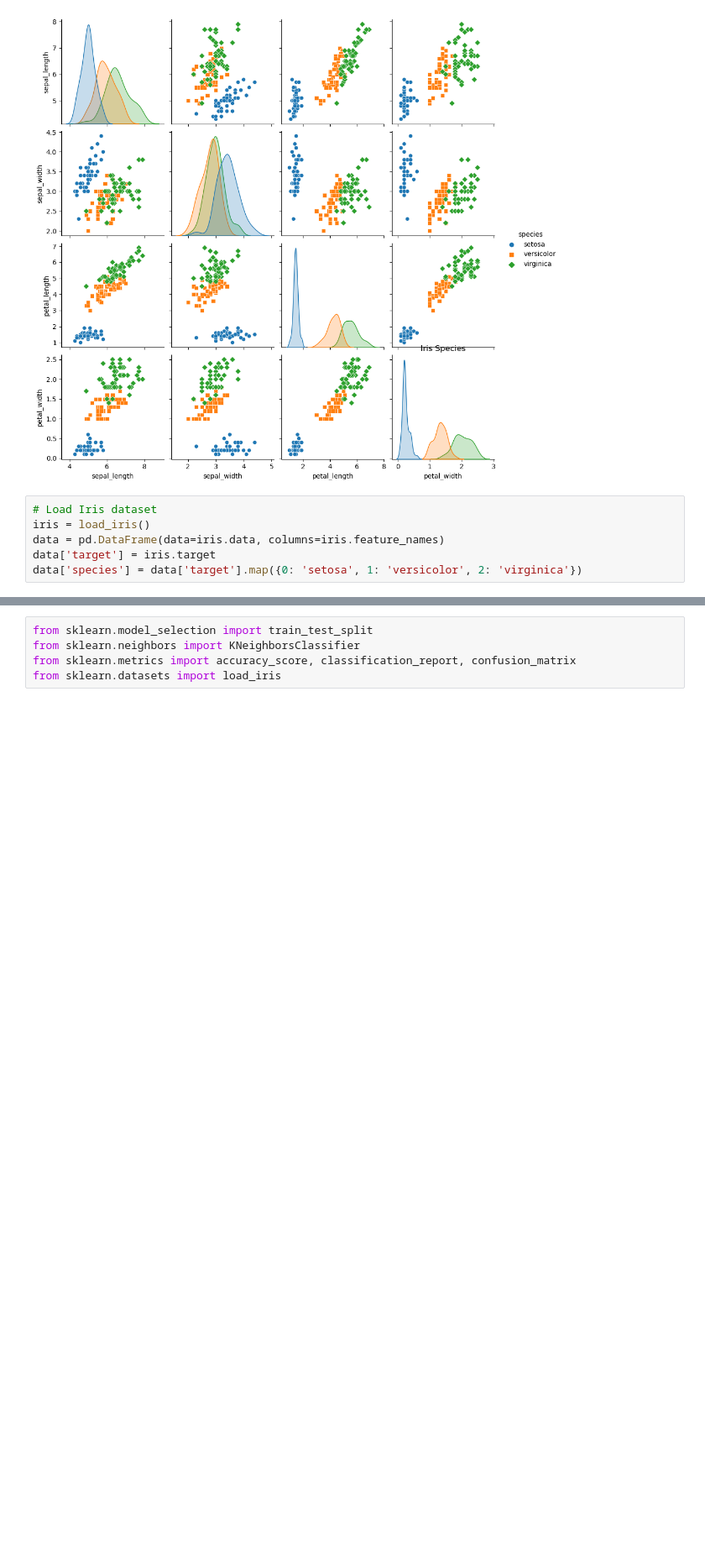
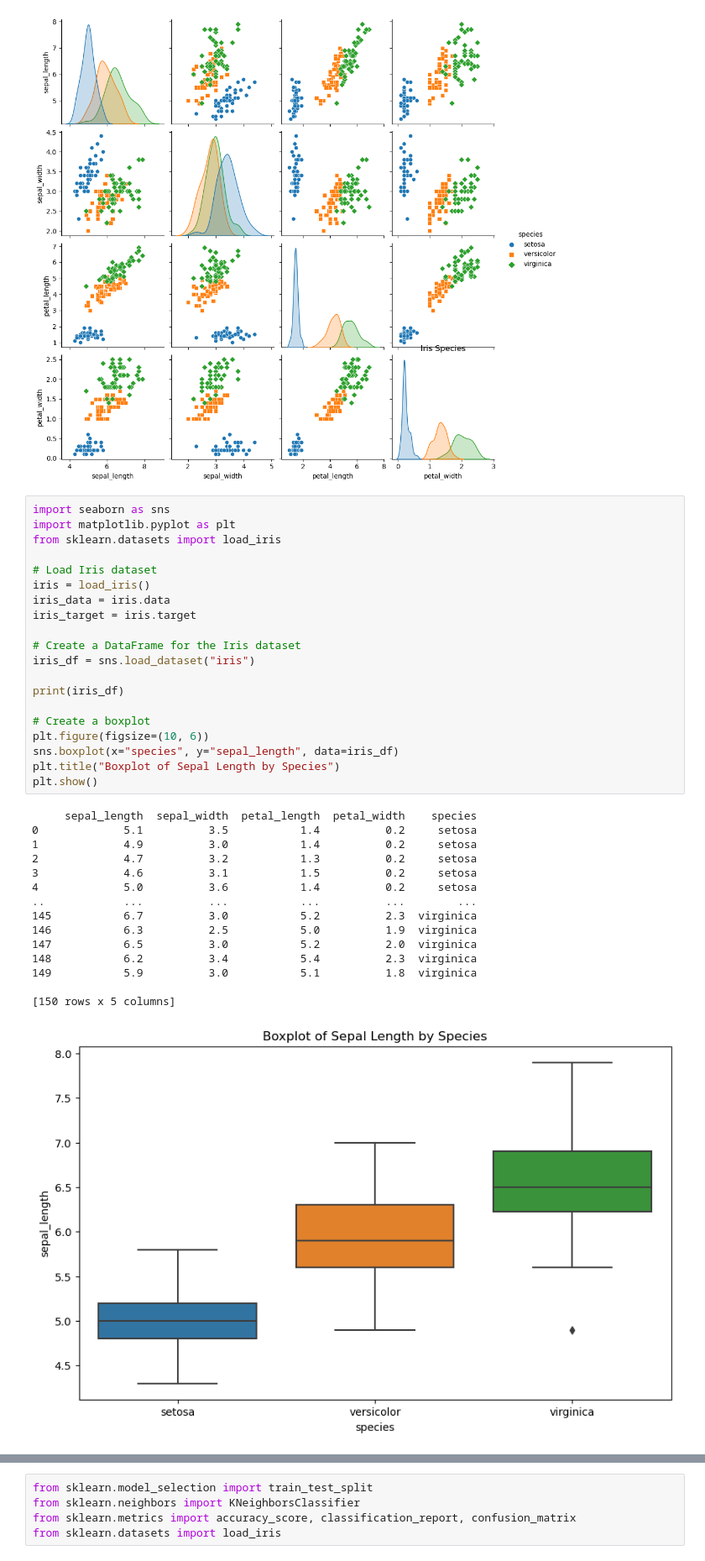
Before and after one commit to mcgarrya28/machinelearning, a Jupyter notebook: tasks.ipynb, the cells around one changed output, grey strips where cells are left out. Shown at 84% size. Cells and saved outputs as stored; diff of their text form; blank space fills up the shorter version.

```diff
--- a/tasks.ipynb
+++ b/tasks.ipynb
@@ -133,12 +133,42 @@ plt.title('Iris Species')
 plt.show()
 # %% [output]
 [figure]
-# %%
-# Load Iris dataset
-iris = load_iris()
-data = pd.DataFrame(data=iris.data, columns=iris.feature_names)
-data['target'] = iris.target
-data['species'] = data['target'].map({0: 'setosa', 1: 'versicolor', 2: 'virginica'})
+# %%
+import seaborn as sns
+import matplotlib.pyplot as plt
+from sklearn.datasets import load_iris
+
+# Load Iris dataset
+iris = load_iris()
+iris_data = iris.data
+iris_target = iris.target
+
+# Create a DataFrame for the Iris dataset
+iris_df = sns.load_dataset("iris")
+
+print(iris_df)
+
+# Create a boxplot
+plt.figure(figsize=(10, 6))
+sns.boxplot(x="species", y="sepal_length", data=iris_df)
+plt.title("Boxplot of Sepal Length by Species")
+plt.show()
+# %% [output]
+     sepal_length  sepal_width  petal_length  petal_width    species
+0             5.1          3.5           1.4          0.2     setosa
+1             4.9          3.0           1.4          0.2     setosa
+2             4.7          3.2           1.3          0.2     setosa
+3             4.6          3.1           1.5          0.2     setosa
+4             5.0          3.6           1.4          0.2     setosa
+..            ...          ...           ...          ...        ...
+145           6.7          3.0           5.2          2.3  virginica
+146           6.3          2.5           5.0          1.9  virginica
+147           6.5          3.0           5.2          2.0  virginica
+148           6.2          3.4           5.4          2.3  virginica
+149           5.9          3.0           5.1          1.8  virginica
+
+[150 rows x 5 columns]
+[figure, added]
 # %%
 # Create box plots
 plt.figure(figsize=(12, 8))
```
Also changed, not shown: parts of 4 cells of this notebook, 1 other file.
